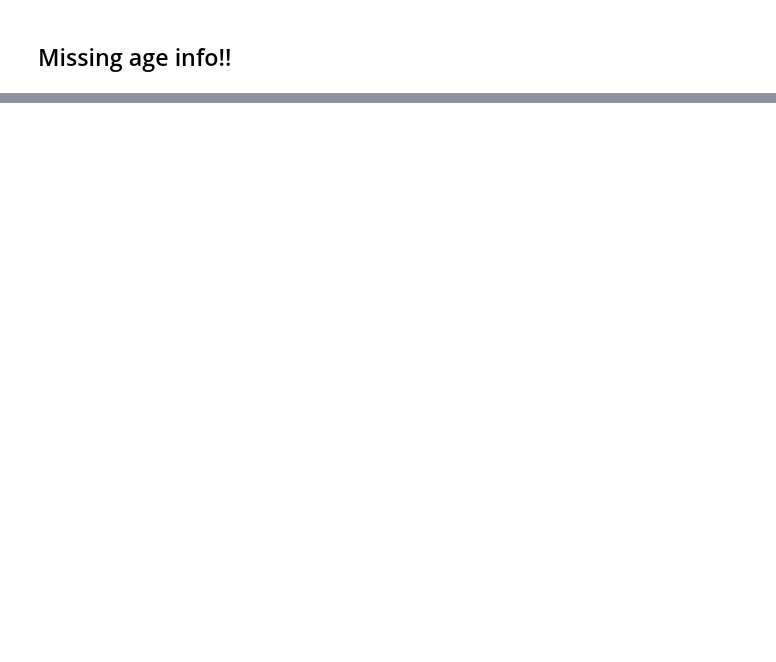
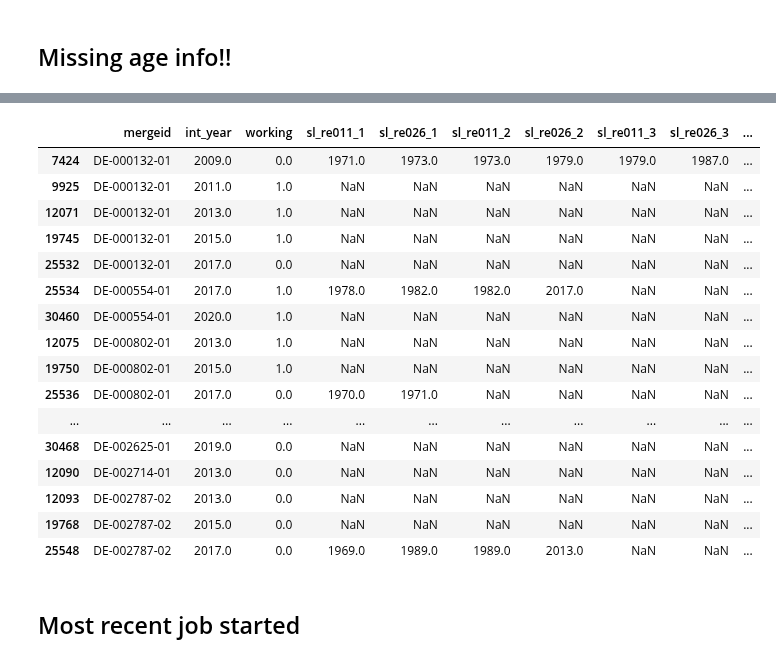
Before and after one commit to segsell/elder_care, a Jupyter notebook: src/parental_care/sandbox/estimation_data.ipynb, the cells around one changed output, grey strips where cells are left out. Drawn from its saved outputs; the diff is of its cells as text; code cells hidden in the pictures; blank space fills up the shorter version.

```diff
--- a/src/parental_care/sandbox/estimation_data.ipynb
+++ b/src/parental_care/sandbox/estimation_data.ipynb
@@ -1994,0 +2115,10 @@ dat.loc[(dat["mother_alive"] == 1) & (dat["age_mother"].isna())]
+# %%
+conditions = [
+    (dat['working'] == 1) & (dat['ep013_'] > 32),
+    (dat['working'] == 1) & (dat['ep013_'] >= 10) & (dat['ep013_'] <= 32)
+]
+
+values = [1, 0]
+
+# Use numpy.select to create the 'full_time' variable
+dat['full_time_nan'] = np.select(conditions, values, np.nan)
@@ -1994,0 +2152,14 @@ dat.loc[(dat["mother_alive"] == 1) & (dat["age_mother"].isna())]
+# %%
+# Identify columns that start with "sl_re011"
+job_start = [col for col in dat.columns if col.startswith("sl_re011")]
+
+# Iterate through columns and set values < 0 to NA
+for job in job_start:
+    dat[job] = np.where(dat[job] < 0, np.nan, dat[job])
+
+# Identify columns that start with "sl_re026"
+job_end = [col for col in dat.columns if col.startswith("sl_re026")]
+
+# Iterate through columns and set values < 0 to NA, and values == 9997 to int_year
+for job in job_end:
+    dat[job] = np.where(dat[job] < 0, np.nan, np.where(dat[job] == 9997, dat["int_year"], dat[job]))
@@ -1994,0 +2194,41 @@ dat.loc[(dat["mother_alive"] == 1) & (dat["age_mother"].isna())]
+# %%
+dat.loc[
+    dat.index[0:30],
+    [
+        "mergeid",
+        "int_year",
+        "working",
+        "sl_re011_1",
+        "sl_re026_1",
+        "sl_re011_2",
+        "sl_re026_2",
+        "sl_re011_3",
+        "sl_re026_3",
+        "sl_re011_4",
+        "sl_re026_4",
+        "sl_re011_5",
+        "sl_re026_5",
+        "sl_re011_6",
+        "sl_re026_6",
+    ],
+]
+# %% [output]
+|  | mergeid | int_year | working | sl_re011_1 | sl_re026_1 | sl_re011_2 | sl_re026_2 | sl_re011_3 | sl_re026_3 | ... |
+| 7424 | DE-000132-01 | 2009.0 | 0.0 | 1971.0 | 1973.0 | 1973.0 | 1979.0 | 1979.0 | 1987.0 | ... |
+| 9925 | DE-000132-01 | 2011.0 | 1.0 | NaN | NaN | NaN | NaN | NaN | NaN | ... |
+| 12071 | DE-000132-01 | 2013.0 | 1.0 | NaN | NaN | NaN | NaN | NaN | NaN | ... |
+| 19745 | DE-000132-01 | 2015.0 | 1.0 | NaN | NaN | NaN | NaN | NaN | NaN | ... |
+| 25532 | DE-000132-01 | 2017.0 | 0.0 | NaN | NaN | NaN | NaN | NaN | NaN | ... |
+| 25534 | DE-000554-01 | 2017.0 | 1.0 | 1978.0 | 1982.0 | 1982.0 | 2017.0 | NaN | NaN | ... |
+| 30460 | DE-000554-01 | 2020.0 | 1.0 | NaN | NaN | NaN | NaN | NaN | NaN | ... |
+| 12075 | DE-000802-01 | 2013.0 | 1.0 | NaN | NaN | NaN | NaN | NaN | NaN | ... |
+| 19750 | DE-000802-01 | 2015.0 | 1.0 | NaN | NaN | NaN | NaN | NaN | NaN | ... |
+| 25536 | DE-000802-01 | 2017.0 | 0.0 | 1970.0 | 1971.0 | NaN | NaN | NaN | NaN | ... |
+| ... | ... | ... | ... | ... | ... | ... | ... | ... | ... | ... |
+| 30468 | DE-002625-01 | 2019.0 | 0.0 | NaN | NaN | NaN | NaN | NaN | NaN | ... |
+| 12090 | DE-002714-01 | 2013.0 | 0.0 | NaN | NaN | NaN | NaN | NaN | NaN | ... |
+| 12093 | DE-002787-02 | 2013.0 | 0.0 | NaN | NaN | NaN | NaN | NaN | NaN | ... |
+| 19768 | DE-002787-02 | 2015.0 | 0.0 | NaN | NaN | NaN | NaN | NaN | NaN | ... |
+| 25548 | DE-002787-02 | 2017.0 | 0.0 | 1969.0 | 1989.0 | 1989.0 | 2013.0 | NaN | NaN | ... |
+# %% [markdown]
+## Most recent job started
```
Also changed, not shown: parts of 94 cells of this notebook.
